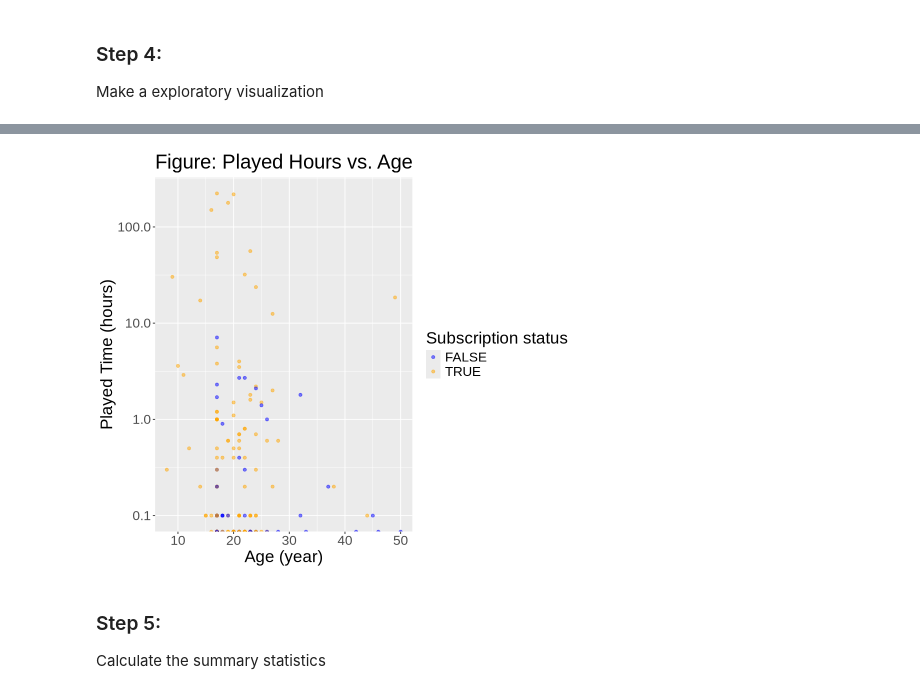
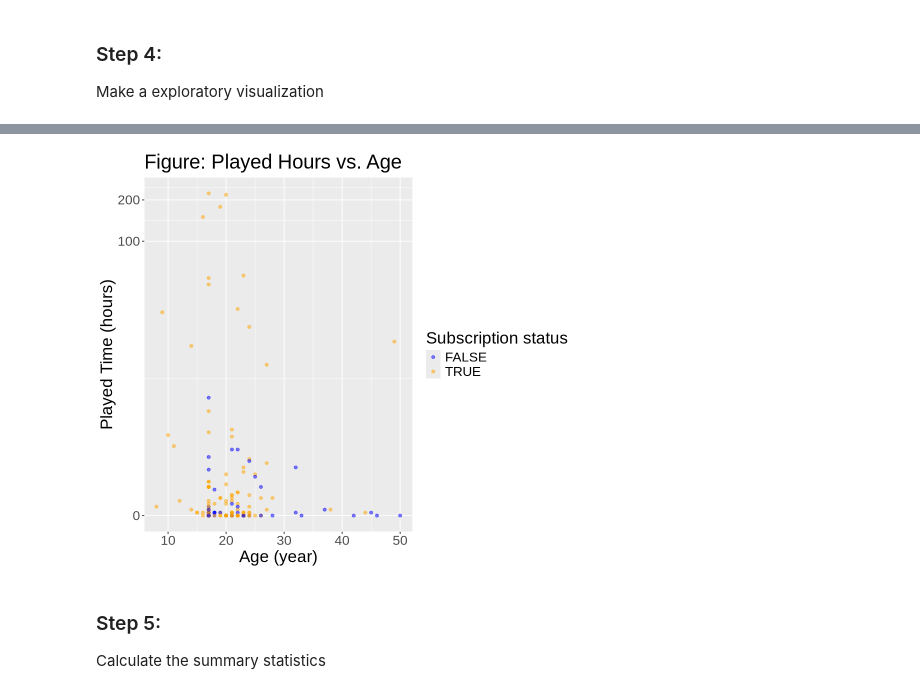
Before and after one commit to linq060119/group-project, a Jupyter notebook: final report.ipynb, the cells around one changed output, grey strips where cells are left out. Saved outputs shown, nothing was run; the diff lists cells and outputs as text; code cells hidden in the pictures.

Commit message:
change scaling method
log_10() scaling doesn't work cuz the zeros are hidden.

```diff
--- a/final report.ipynb
+++ b/final report.ipynb
@@ -129,8 +129,9 @@ players_tidy_plot <- players_tidy |>
         color = "Subscription status")+
         scale_color_manual(values=c("blue","orange"))+
     theme(text = element_text(size = 20)) +
-#Since data from hours_played takes the form of both very large values and very samll values, log scaling must be used
-    scale_y_log10()
+#Since data from hours_played takes the form of both very large values and very samll values, log scaling must be used. And since y-axis
+# contains zeros, we use scale_y_continuous(trans="pseudo_log") to avoid zeros being hidden.
+    scale_y_continuous(trans = "pseudo_log")
 
 players_tidy_plot
 # %% [output]
@@ -139,4 +138,4 @@ Warning message in scale_y_log10():
-[figure, old version]
+[figure, new version]
 # %% [markdown]
 ### Step 5:
 Calculate the summary statistics
```
Also changed, not shown: parts of 2 cells of this notebook.
